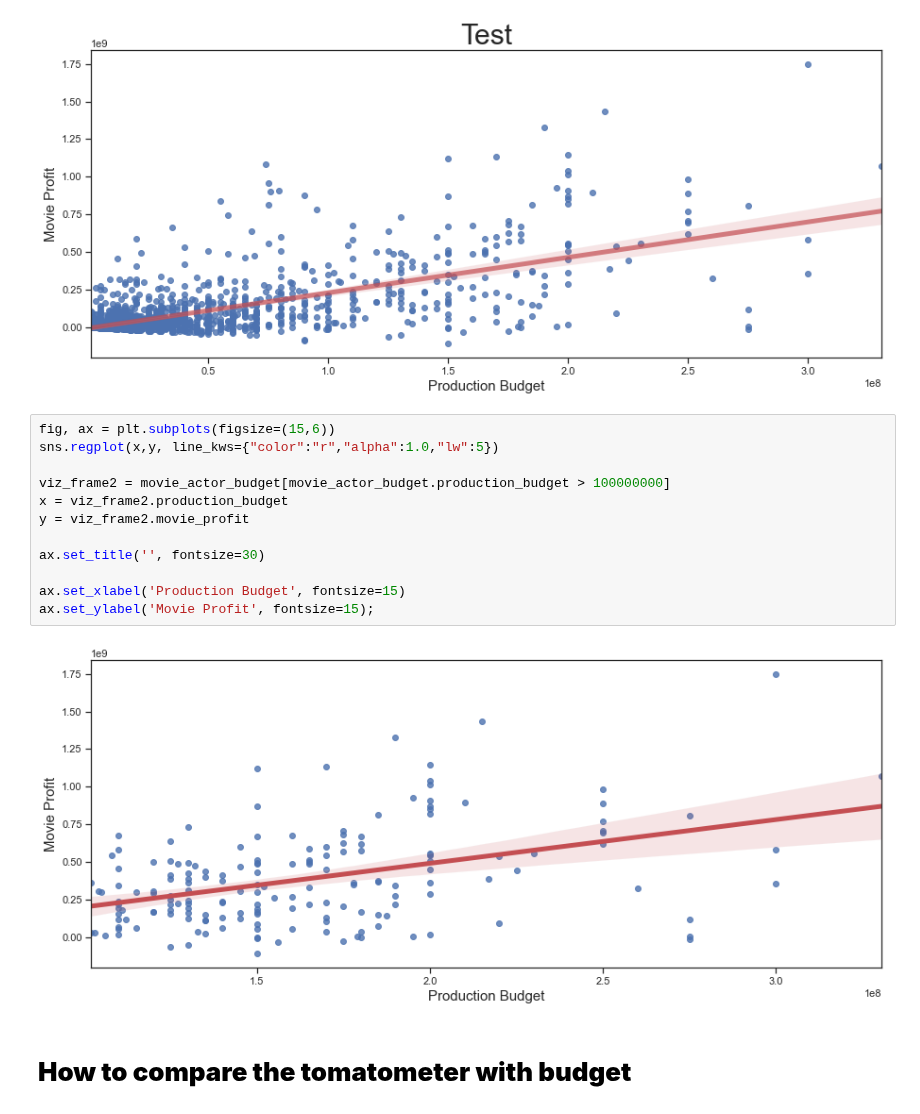
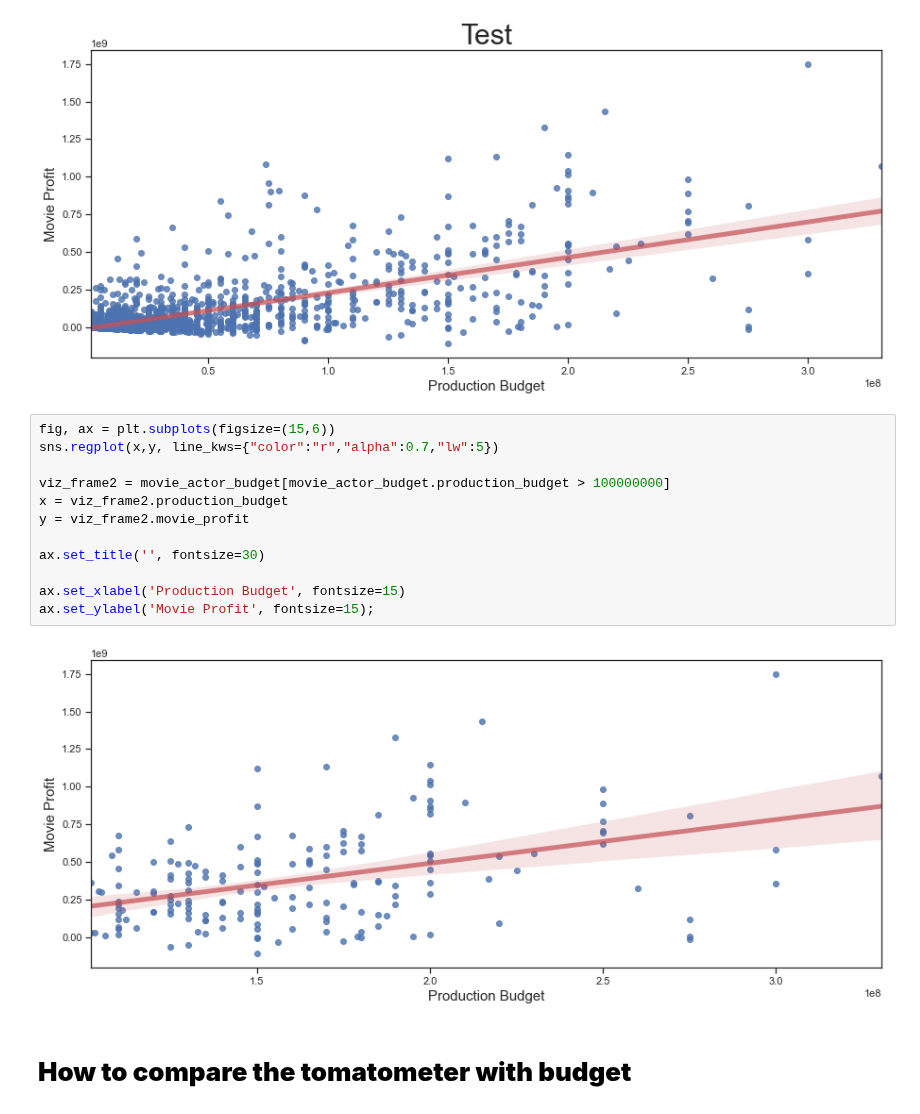
Before and after one commit to jchandleroneal/microsoft-movie-analysis, a Jupyter notebook: workspace.ipynb, the cells around one changed output. Cells and saved outputs as stored; diff of their text form.

Commit message:
fixing the visualization in depth

```diff
--- a/workspace.ipynb
+++ b/workspace.ipynb
@@ -324,18 +324,18 @@ ax.set_ylabel('Movie Profit', fontsize=15);
 [figure]
 # %%
 fig, ax = plt.subplots(figsize=(15,6))
-sns.regplot(x,y, line_kws={"color":"r","alpha":1.0,"lw":5})
+sns.regplot(x,y, line_kws={"color":"r","alpha":0.7,"lw":5})
 
 viz_frame2 = movie_actor_budget[movie_actor_budget.production_budget > 100000000]
 x = viz_frame2.production_budget
 y = viz_frame2.movie_profit
 
 ax.set_title('', fontsize=30)
 
 ax.set_xlabel('Production Budget', fontsize=15)
 ax.set_ylabel('Movie Profit', fontsize=15);
 # %% [output]
-[figure, old version]
+[figure, new version]
 # %% [markdown]
 # **How to compare the tomatometer with budget**
 # %%
```
